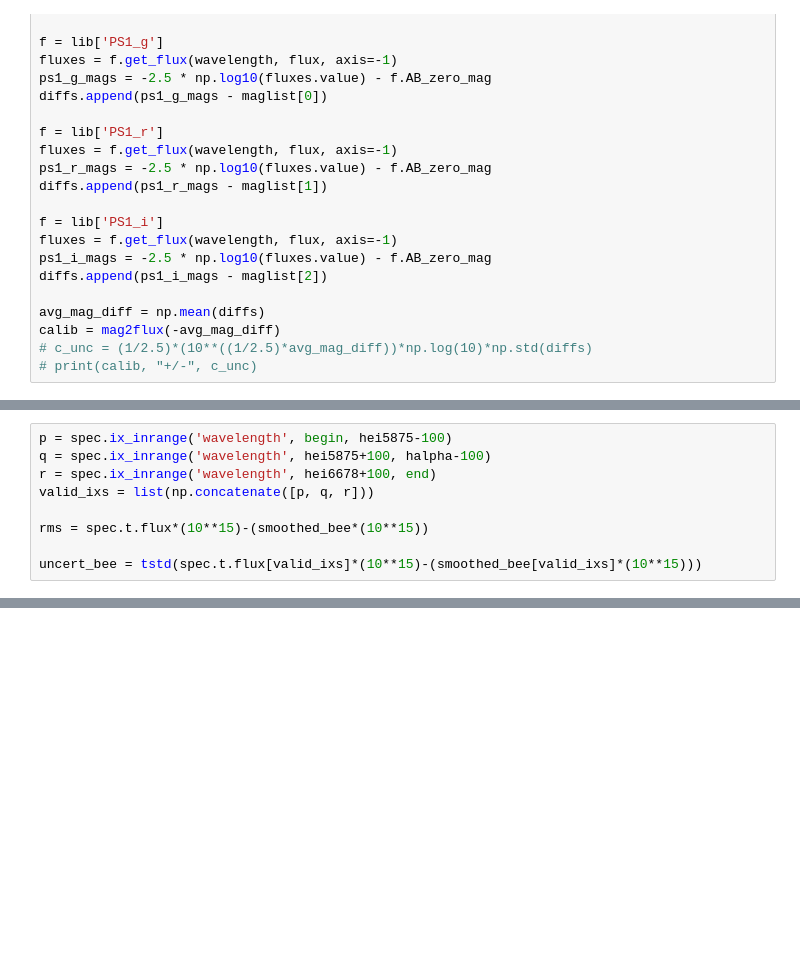
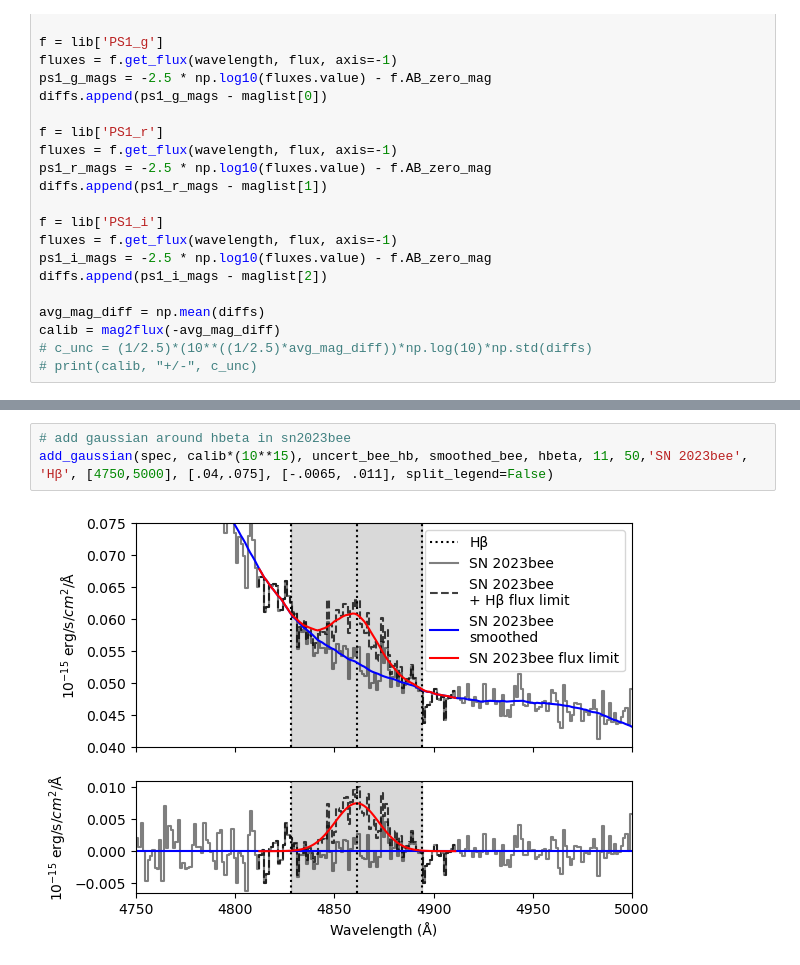
Before and after one commit to skvc22/sn2023bee, a Jupyter notebook: calibrate.ipynb, the cells around one changed output, grey strips where cells are left out. Saved outputs shown, nothing was run; the diff lists cells and outputs as text; blank space fills up the shorter version.

```diff
--- a/calibrate.ipynb
+++ b/calibrate.ipynb
@@ -169,12 +172,3 @@ plt.ylabel('$10^{-15}$ erg/s/$cm^2$/Å')
 # %% [output]
 Text(0, 0.5, '$10^{-15}$ erg/s/$cm^2$/Å')
 [figure]
-# %%
-p = spec.ix_inrange('wavelength', begin, hei5875-100)
-q = spec.ix_inrange('wavelength', hei5875+100, halpha-100)
-r = spec.ix_inrange('wavelength', hei6678+100, end)
-valid_ixs = list(np.concatenate([p, q, r]))
-
-rms = spec.t.flux*(10**15)-(smoothed_bee*(10**15))
-
-uncert_bee = tstd(spec.t.flux[valid_ixs]*(10**15)-(smoothed_bee[valid_ixs]*(10**15)))
@@ -276,0 +329,5 @@ def add_gaussian(pdastrodf, c, uncert, smoothed, emission_line, width, ix_range,
+# %%
+# add gaussian around hbeta in sn2023bee
+add_gaussian(spec, calib*(10**15), uncert_bee_hb, smoothed_bee, hbeta, 11, 50,'SN 2023bee', 'Hβ', [4750,5000], [.04,.075], [-.0065, .011], split_legend=False)
+# %% [output]
+[figure, added]
```
Also changed, not shown: parts of 18 cells of this notebook.
